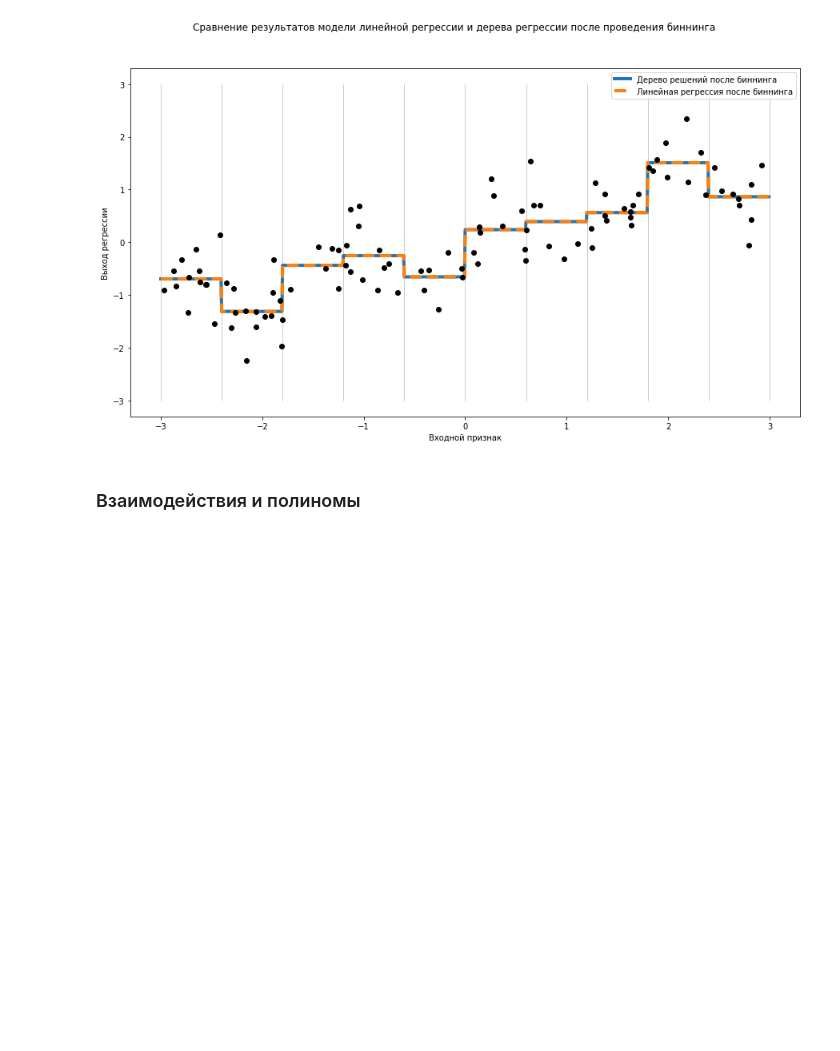
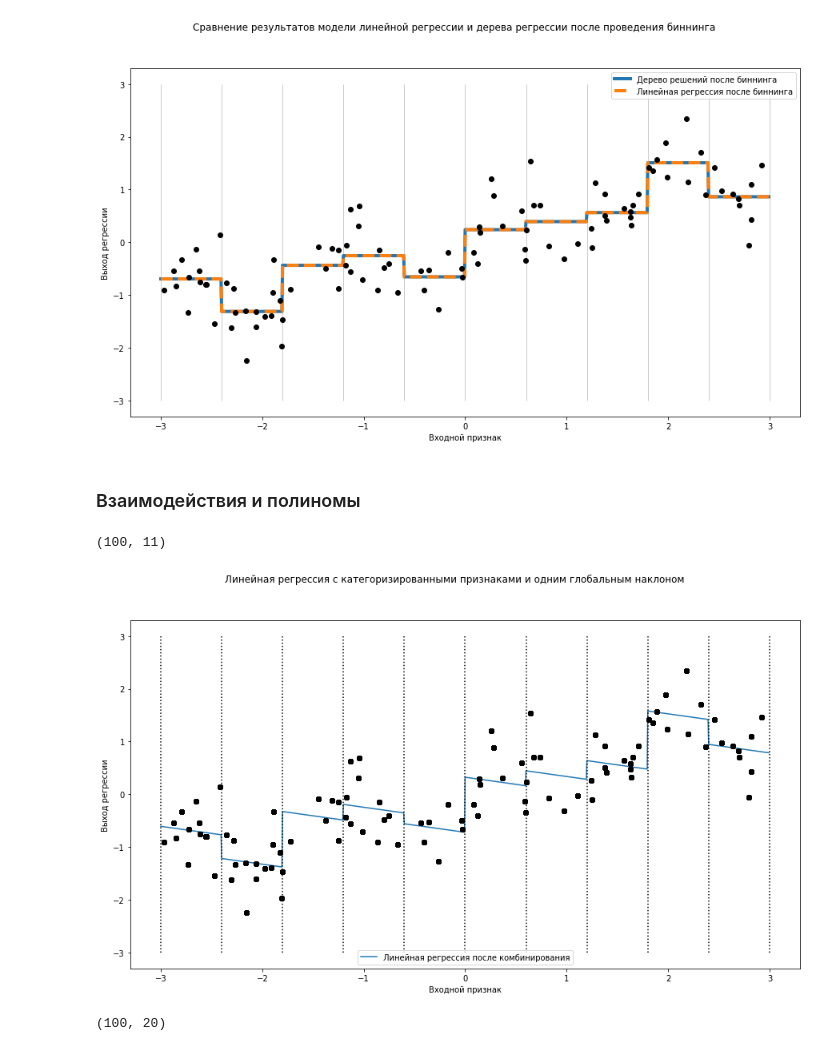
Before and after one commit to azamind/ml-intro, a Jupyter notebook: code/Chapter4.ipynb, the cells around one changed output. Saved outputs shown, nothing was run; the diff lists cells and outputs as text; code cells hidden in the pictures; blank space fills up the shorter version.

```diff
--- a/code/Chapter4.ipynb
+++ b/code/Chapter4.ipynb
@@ -206,3 +208,28 @@ plt.show()
 [figure]
 # %% [markdown]
 ### Взаимодействия и полиномы
+# %%
+X_combined = np.hstack([ X, X_binned])
+print(X_combined.shape)
+# %% [output]
+(100, 11)
+# %%
+reg = LinearRegression().fit(X_combined, y)
+line_combined = np.hstack([line, line_binned])
+plt.figure(figsize=(15,8))
+plt.plot(line, reg.predict(line_combined), label='Линейная регрессия после комбинирования')
+
+for bin in bins:
+    plt.plot([bin, bin], [-3, 3], ':', c='k')
+    plt.legend(loc='best')
+    plt.ylabel('Выход регрессии')
+    plt.xlabel('Входной признак')
+    plt.suptitle("Линейная регрессия с категоризированными признаками и одним глобальным наклоном")
+    plt.plot(X[:, 0], y, 'o', c='k')
+# %% [output]
+[figure, added]
+# %%
+X_product = np.hstack([X_binned, X * X_binned])
+print(X_product.shape)
+# %% [output]
+(100, 20)
```
Also changed, not shown: parts of 58 cells of this notebook.
